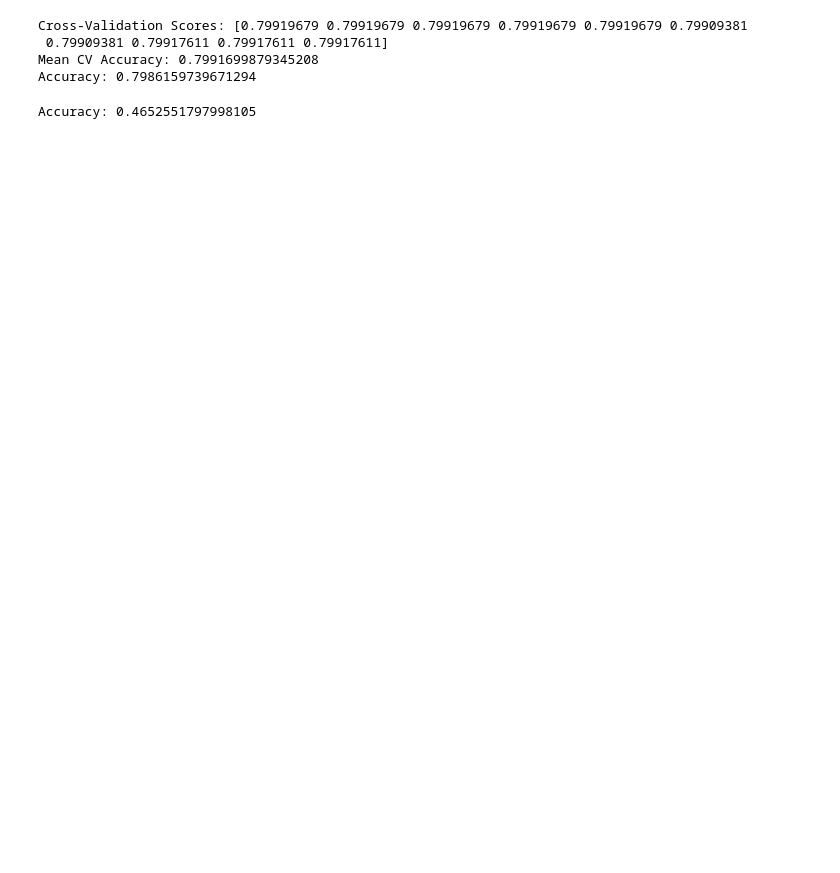
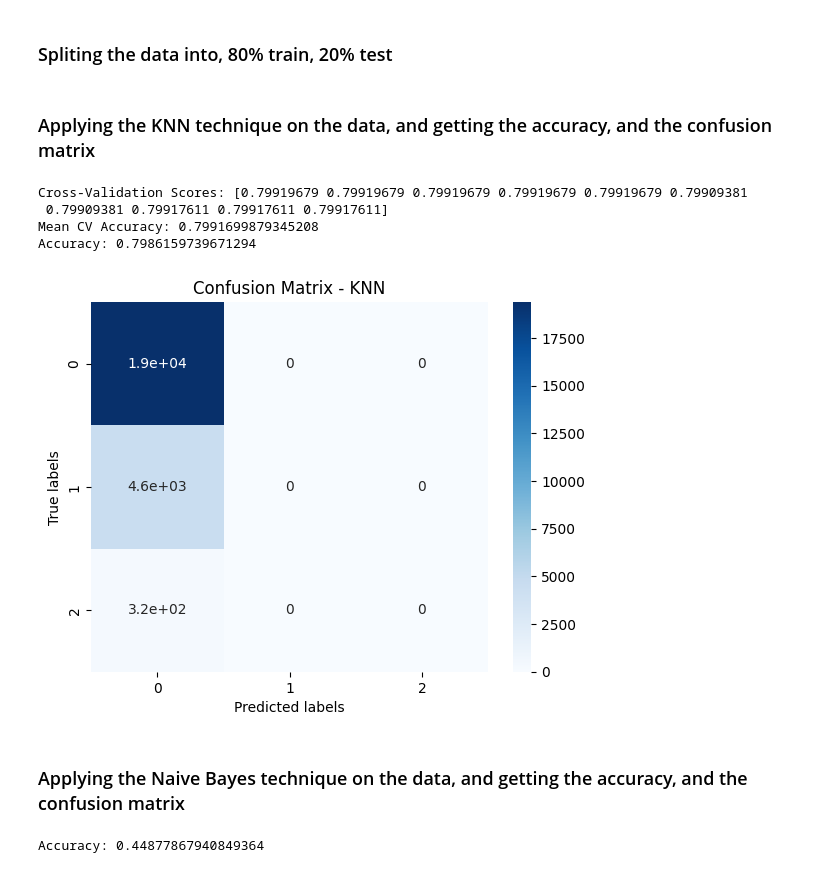
Before and after one commit to ahmadabuzaiid/Classification_Project, a Jupyter notebook: Classification_Project_ML_Module.ipynb, the cells around one changed output. Drawn from its saved outputs; the diff is of its cells as text; code cells hidden in the pictures; blank space fills up the shorter version.

```diff
--- a/Classification_Project_ML_Module.ipynb
+++ b/Classification_Project_ML_Module.ipynb
@@ -40,0 +55,2 @@ y = shuffled_df['accident_severity']
+# %% [markdown]
+### Spliting the data into, 80% train, 20% test
@@ -41 +59,3 @@ y = shuffled_df['accident_severity']
+# %% [markdown]
+### Applying the KNN technique on the data, and getting the accuracy, and the confusion matrix
 # %%
@@ -59,12 +78,23 @@ Cross-Validation Scores: [0.79919679 0.79919679 0.79919679 0.79919679 0.79919679
  0.79909381 0.79917611 0.79917611 0.79917611]
 Mean CV Accuracy: 0.7991699879345208
 Accuracy: 0.7986159739671294
+# %%
+knn_cm = confusion_matrix(y_test, y_pred)
+sns.heatmap(knn_cm, annot=True, cmap="Blues")
+plt.title("Confusion Matrix - KNN")
+plt.xlabel("Predicted labels")
+plt.ylabel("True labels")
+plt.show()
+# %% [output]
+[figure, added]
+# %% [markdown]
+### Applying the Naive Bayes technique on the data, and getting the accuracy, and the confusion matrix
 # %%
-X_train, X_test, y_train, y_test = train_test_split(X, y, test_size=0.2)
 naive_bayes = GaussianNB()
 naive_bayes.fit(X_train, y_train)
 y_pred = naive_bayes.predict(X_test)
 accuracy = accuracy_score(y_test, y_pred)
+accuray_arr.append(accuracy)
 print("Accuracy:", accuracy)
 # %% [output]
-Accuracy: 0.4652551797998105
+Accuracy: 0.44877867940849364
```
Also changed, not shown: parts of 19 cells of this notebook, 1 other file.
